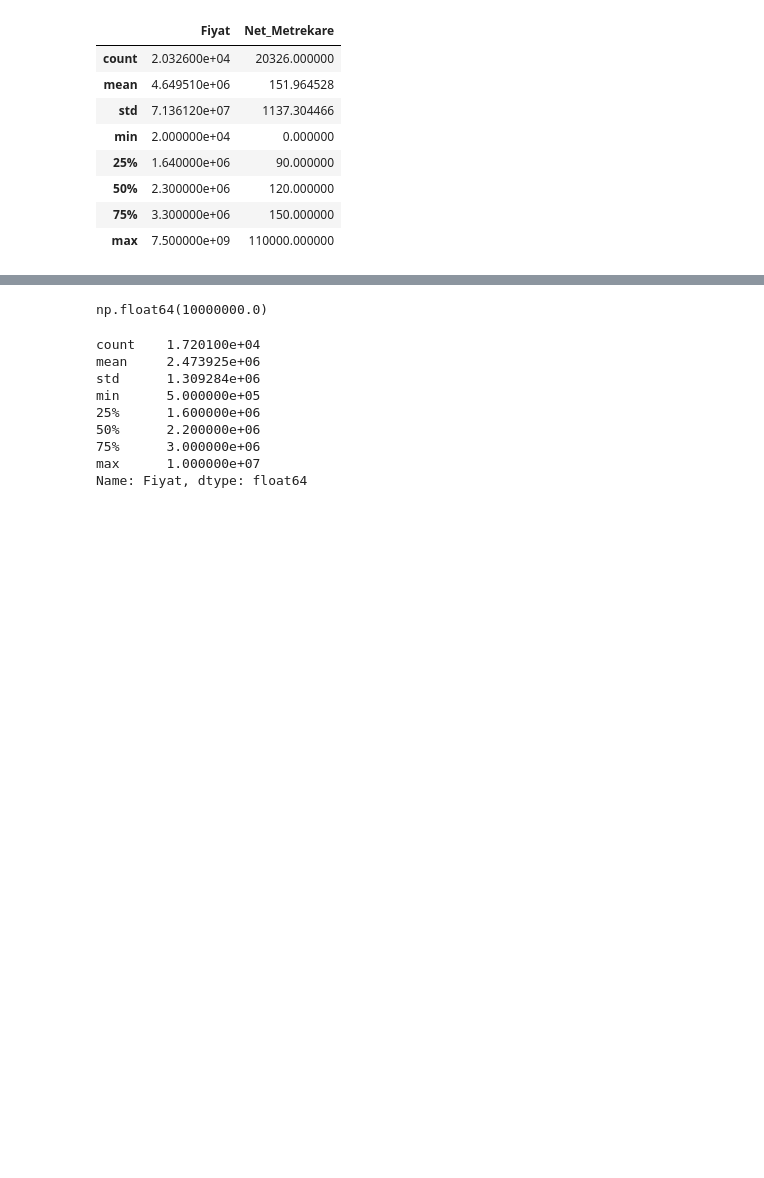
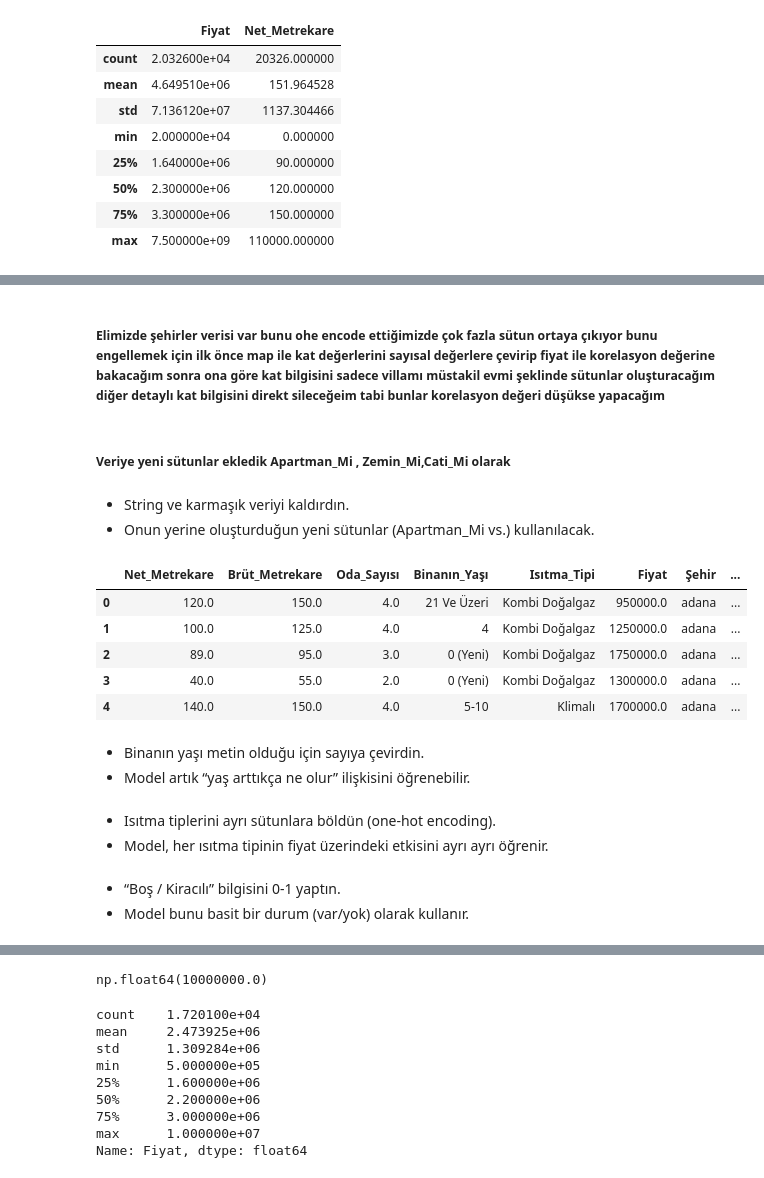
Before and after one commit to Yapay-zeka-dersi-projesi/Ev_fiyat_tahmin_sistemi, a Jupyter notebook: dataPreprocessing.ipynb, the cells around one changed output, grey strips where cells are left out. Cells and saved outputs as stored; diff of their text form; code cells hidden in the pictures; blank space fills up the shorter version.

```diff
--- a/dataPreprocessing.ipynb
+++ b/dataPreprocessing.ipynb
@@ -49,0 +63,34 @@ data = data[(data['Fiyat'] >= 500000) & (data['Fiyat'] <= 10000000)]
+# %% [markdown]
+##### Elimizde şehirler verisi var bunu ohe encode ettiğimizde çok fazla sütun ortaya çıkıyor bunu engellemek için ilk önce map ile kat değerlerini sayısal değerlere çevirip fiyat ile korelasyon değerine bakacağım sonra ona göre kat bilgisini sadece villamı müstakil evmi şeklinde sütunlar oluşturacağım diğer detaylı kat bilgisini direkt sileceğeim tabi bunlar korelasyon değeri düşükse yapacağım
+# %%
+data["Apartman_Mi"] = 0
+data["Zemin_Mi"] = 0
+data["Cati_Mi"] = 0
+
+for i in range(len(data)):
+    kat = str(data.iloc[i]["Bulunduğu_Kat"]).lower()
+
+    if "villa" not in kat and "müstakil" not in kat:
+        data.loc[i, "Apartman_Mi"] = 1
+
+    if "zemin" in kat or "bahçe" in kat:
+        data.loc[i, "Zemin_Mi"] = 1
+
+    if "çatı" in kat:
+        data.loc[i, "Cati_Mi"] = 1
+# %% [markdown]
+##### Veriye yeni sütunlar ekledik Apartman_Mi , Zemin_Mi,Cati_Mi olarak
+# %%
+data.drop("Bulunduğu_Kat", axis=1, inplace=True)
+# %% [markdown]
+- String ve karmaşık veriyi kaldırdın.
+- Onun yerine oluşturduğun yeni sütunlar (Apartman_Mi vs.) kullanılacak.
+# %%
+data.head()
+# %% [output]
+|  | Net_Metrekare | Brüt_Metrekare | Oda_Sayısı | Binanın_Yaşı | Isıtma_Tipi | Fiyat | Şehir | ... |
+| 0 | 120.0 | 150.0 | 4.0 | 21 Ve Üzeri | Kombi Doğalgaz | 950000.0 | adana | ... |
+| 1 | 100.0 | 125.0 | 4.0 | 4 | Kombi Doğalgaz | 1250000.0 | adana | ... |
+| 2 | 89.0 | 95.0 | 3.0 | 0 (Yeni) | Kombi Doğalgaz | 1750000.0 | adana | ... |
+| 3 | 40.0 | 55.0 | 2.0 | 0 (Yeni) | Kombi Doğalgaz | 1300000.0 | adana | ... |
+| 4 | 140.0 | 150.0 | 4.0 | 5-10 | Klimalı | 1700000.0 | adana | ... |
@@ -49,0 +108,3 @@ data = data[(data['Fiyat'] >= 500000) & (data['Fiyat'] <= 10000000)]
+# %% [markdown]
+- Binanın yaşı metin olduğu için sayıya çevirdin.
+- Model artık “yaş arttıkça ne olur” ilişkisini öğrenebilir.
@@ -49,0 +113,3 @@ data = data[(data['Fiyat'] >= 500000) & (data['Fiyat'] <= 10000000)]
+# %% [markdown]
+- Isıtma tiplerini ayrı sütunlara böldün (one-hot encoding).
+- Model, her ısıtma tipinin fiyat üzerindeki etkisini ayrı ayrı öğrenir.
@@ -49,0 +122,3 @@ data = data[(data['Fiyat'] >= 500000) & (data['Fiyat'] <= 10000000)]
+# %% [markdown]
+- “Boş / Kiracılı” bilgisini 0-1 yaptın.
+- Model bunu basit bir durum (var/yok) olarak kullanır.
```
Also changed, not shown: parts of 12 cells of this notebook, 4 other files.
